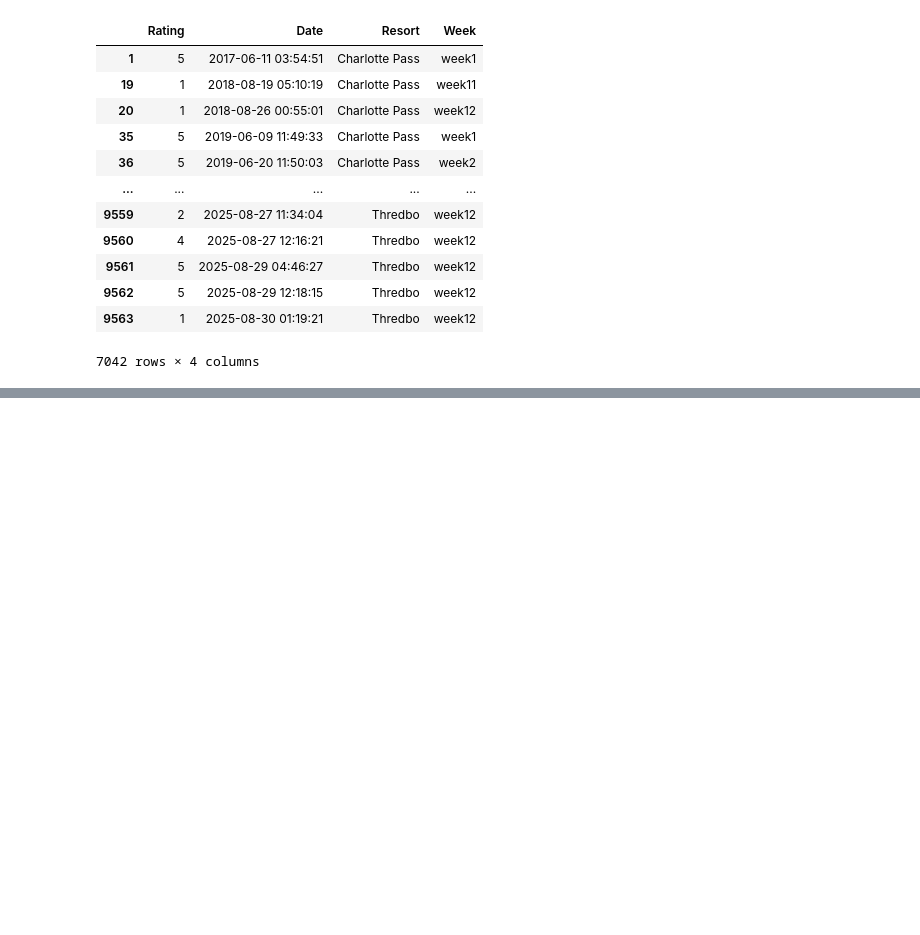
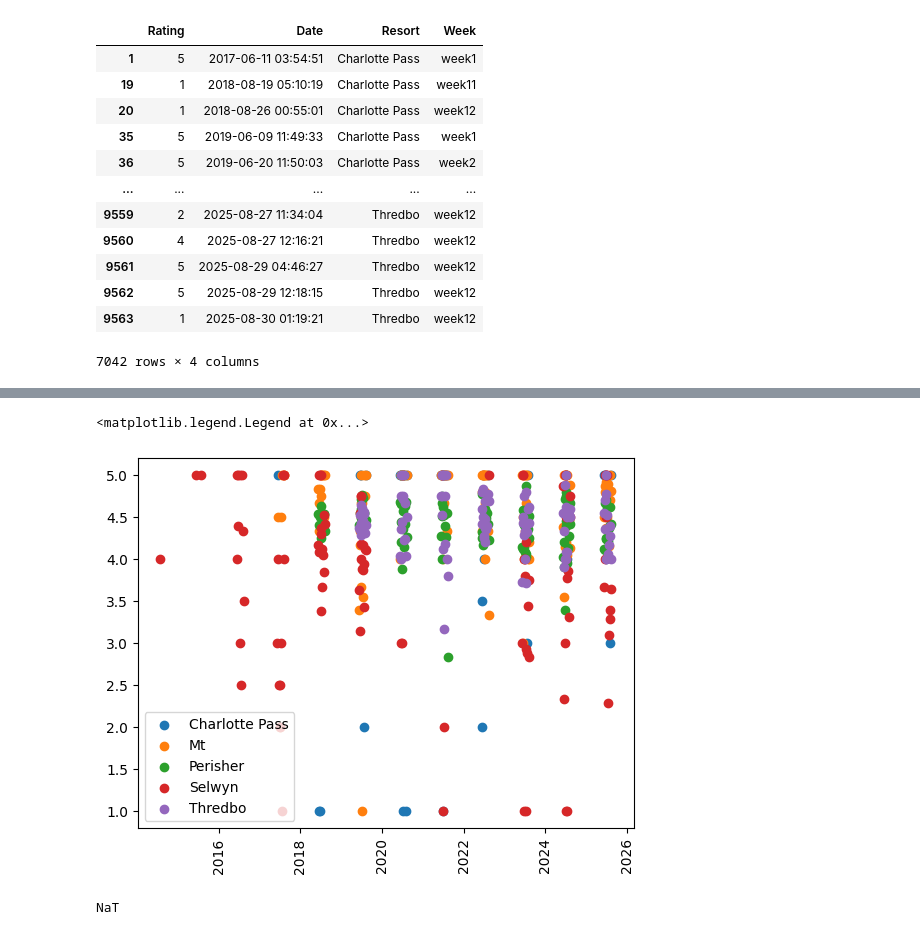
Before and after one commit to affogato-lab/datathon-braincells, a Jupyter notebook: cleaning_review.ipynb, the cells around one changed output, grey strips where cells are left out. Drawn from its saved outputs; the diff is of its cells as text; code cells hidden in the pictures; blank space fills up the shorter version.

```diff
--- a/cleaning_review.ipynb
+++ b/cleaning_review.ipynb
@@ -64,0 +66,4 @@ ratings.to_csv('ratings.csv')
+# %%
+ratings = pd.DataFrame(ratings.reset_index())
+ratings['week_num'] = ratings['Week'].apply(lambda x: int(x[-1]))
+ratings = ratings.sort_values(['Resort', 'week_num', 'Year'])
@@ -64,0 +104,2 @@ ratings.to_csv('ratings.csv')
+# %%
+ratings = ratings[ratings['Year']>2013]
@@ -64,0 +115,2 @@ ratings.to_csv('ratings.csv')
+# %%
+ratings['Date'] = pd.to_datetime(ratings['Year'].astype(str) + '-06-09') + pd.to_timedelta((ratings['week_num']) * 7, unit='D')
@@ -64,0 +132,16 @@ ratings.to_csv('ratings.csv')
+# %%
+fig, ax= plt.subplots(1,1)
+for x in ratings.Resort.unique():
+    data = ratings.loc[ratings['Resort']==x]
+    data = data.sort_values('Date')
+    data = data.sort_values(['week_num', 'Year'])
+    ax.scatter(data['Date'], data['Rating'], label = x)
+plt.xticks(rotation=90)
+plt.legend()
+# %% [output]
+<matplotlib.legend.Legend at 0x...>
+[figure, added]
+# %%
+ratings[ratings['Resort'] == 'Mount Buller'].Date.min()
+# %% [output]
+NaT
```
Also changed, not shown: parts of 11 cells of this notebook, 6 other files.
